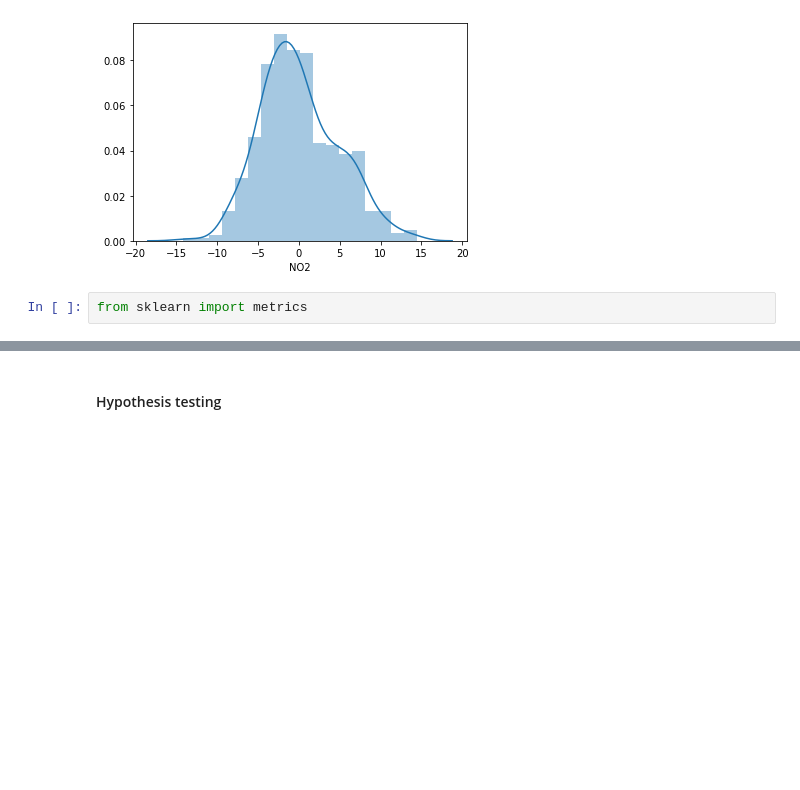
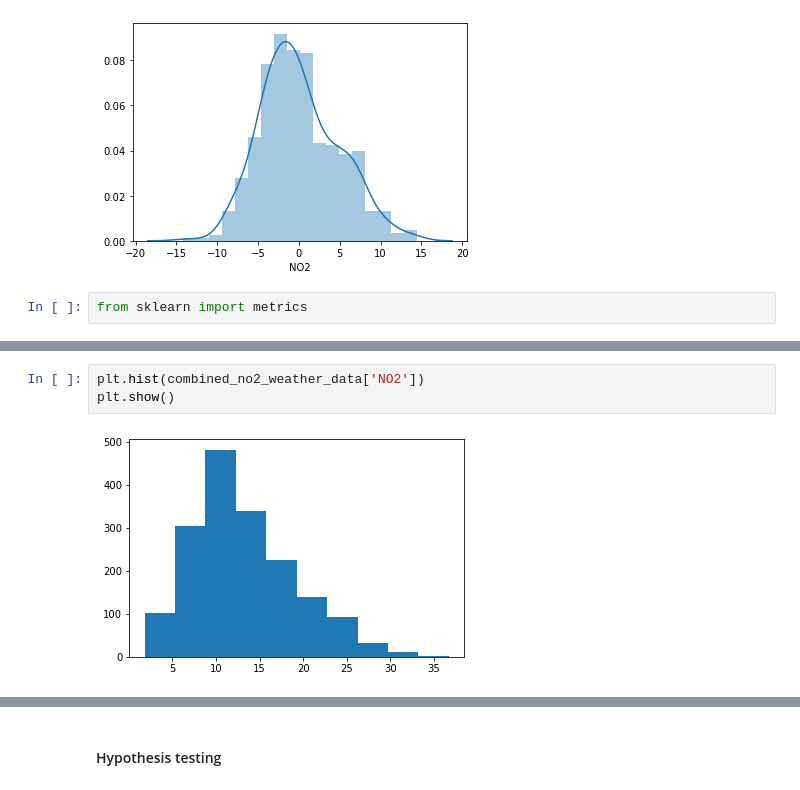
Before and after one commit to esharma3/project_austin_air_quality_analysis_and_prediction, a Jupyter notebook: code/ML_no2_and_weather.ipynb, the cells around one changed output, grey strips where cells are left out. Drawn from its saved outputs; the diff is of its cells as text; blank space fills up the shorter version.

```diff
--- a/code/ML_no2_and_weather.ipynb
+++ b/code/ML_no2_and_weather.ipynb
@@ -185,0 +195,5 @@ RMSE: 4.759420319791132
+# %%
+plt.hist(combined_no2_weather_data['NO2'])
+plt.show()
+# %% [output]
+[figure, added]
```
Also changed, not shown: parts of 55 cells of this notebook.
